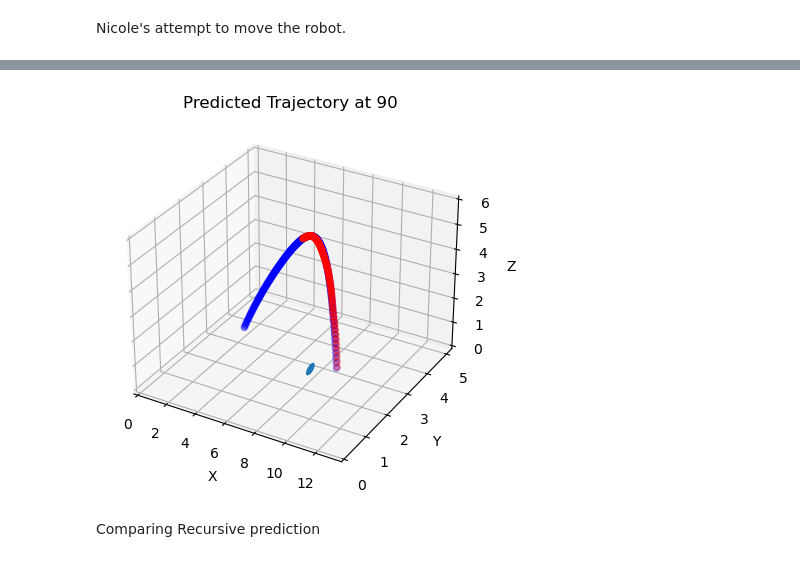
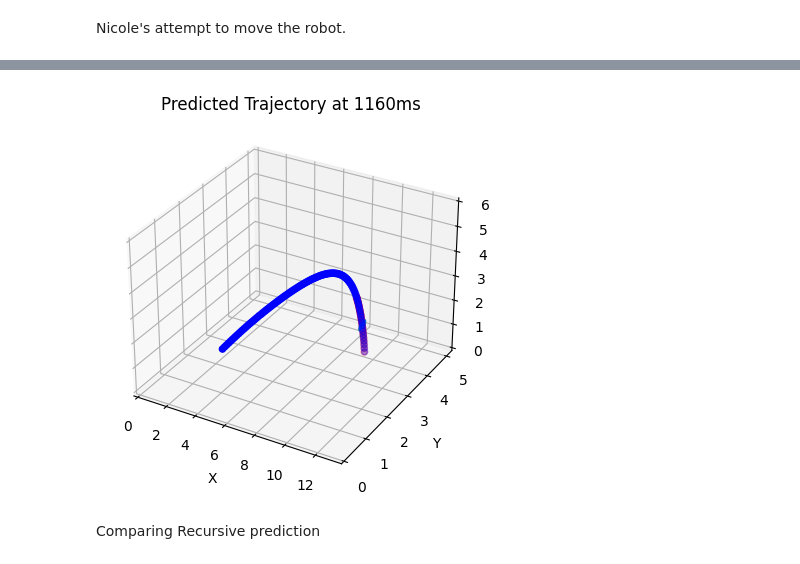
Before and after one commit to xunthongkkkkkk/DataAnalytics3005, a Jupyter notebook: LSTM predictor/LSTM_Predictor.ipynb, the cells around one changed output, grey strips where cells are left out. Cells and saved outputs as stored; diff of their text form; code cells hidden in the pictures.

Commit message:
updated LSTM predictor code with new robot formula

```diff
--- a/LSTM predictor/LSTM_Predictor.ipynb
+++ b/LSTM predictor/LSTM_Predictor.ipynb
@@ -377,9 +361,9 @@ from matplotlib.patches import Circle
 import mpl_toolkits.mplot3d.art3d as art3d
 
 def robotMoveTo(originalPoint,ExpectedPoint):
-    print("hit")
+    # print("hit")
     returnPoint = originalPoint
-    r=0.2 #robot can only move 0.2m per 10 ms
+    r=0.02 #robot can only move 0.02m per 10 ms
     #originalPoint (x,y); ExpectedPoint (X,Y)
     angle = math.degrees(math.atan(ExpectedPoint[1]/ExpectedPoint[0])) #tan-1(Y,X)
     # x have to move +- px
@@ -399,31 +383,43 @@ def robotMoveTo(originalPoint,ExpectedPoint):
     #return new x,y
     return returnPoint
 
+def robotMovement(current,predicted):
+    robotspeed = 0.02
+    distCtoP = np.sqrt(((predicted[0]-current[0])**2)+((predicted[1]-current[1])**2))
+    distCovered = robotspeed/distCtoP
+    if(distCovered >= 1):
+        return predicted
+    else:
+        newX = ((1-distCovered)*current[0]) + (distCovered*predicted[0])
+        newY = ((1-distCovered)*current[1]) + (distCovered*predicted[1])
+        return[newX,newY,0]
+
+
 def predictTrajectory(startIndex, shotid):
     testinput = []
 
     testinput.append(data.loc[data['SHOT_ID'] == shotid][['X', 'Y', 'Z']].values)
     count = len(testinput[0])
-    print(count)
     robotPostion = [10.5,2.59,1.1] #position where robot start, middle of robot service area, z = 1.1 for now
     global frames
     frames = []  # List to store animation frames
 
     fig = plt.figure()
     ax = fig.add_subplot(111, projection='3d')
-
+    testinput = np.array(testinput)
+    end = np.where((testinput[0,:,2]<1.0))
     for i in range(startIndex, count):
-        testinput = np.array(testinput)
-        testdata = [testinput[0, :][i - 15:i]]
+        testdata = [testinput[0, :][i - 14:i+1]]
         testdata = np.array(testdata)
         trajectory = recurcivePredict(testdata, testdata)
 
         #check where robot should move
         arr = trajectory[0, :, 2]
         x=np.where((arr<=1.3) & (arr>=1.0)) # max height = height+0.1, min height= 3/4 of racket's "web" (120-(28*0.75)
+
         predictedshot = trajectory[0][x[0]] # the point that robot should move toward, incase of many point, select the first
         #should be this formula https://math.stackexchange.com/questions/2384610/get-point-on-circumference-of-circle-in-line
-        robotPostion = robotMoveTo(robotPostion,predictedshot[0])
+        robotPostion = robotMovement(robotPostion,predictedshot[0])
 
         ax.cla()  # Clear the axis at each iteration
 
@@ -435,7 +431,7 @@ def predictTrajectory(startIndex, shotid):
         ax.set_ylim(0, 5.18)
         ax.set_zlim(0, 6) #double check what is the max height of the shutter
 
-        ax.set_title(f"Predicted Trajectory at {i}")
+        ax.set_title(f"Predicted Trajectory at {(i+1)*10}ms")
         ax.scatter(testinput[0, :, 0], testinput[0, :, 1], testinput[0, :, 2], color='b', label='Actual')
         ax.scatter(trajectory[0, :, 0], trajectory[0, :, 1], trajectory[0, :, 2], color='r', label='Predicted')
         #plot robot
@@ -453,11 +449,14 @@ def predictTrajectory(startIndex, shotid):
         frames.append(f"frame_{i}.png")
 
         #time.sleep(5)
-        if(i==90): #change break value as needed
-              break
+
+        if(i == end[0][0]):
+            print(end[0][0])
+            break
 
 
-predictTrajectory(65, 417)
+
+predictTrajectory(15, 30)
 # Create the GIF animation using the frames
 with imageio.get_writer("animation.gif", mode='I', duration=1) as writer:
     for filename in frames:
@@ -484,4 +490,4 @@ hit
-[figure, old version]
+[figure, new version]
 # %% [markdown]
 Comparing Recursive prediction
 # %%
```
Also changed, not shown: parts of 6 cells of this notebook, 1 other file.
